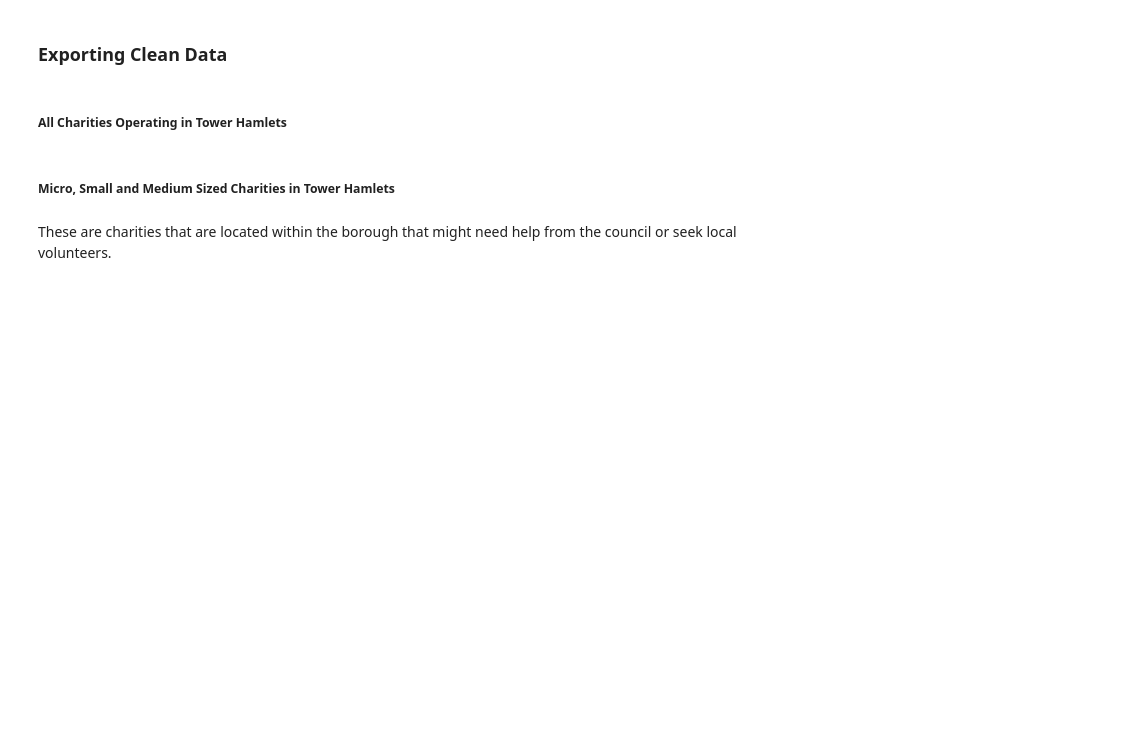
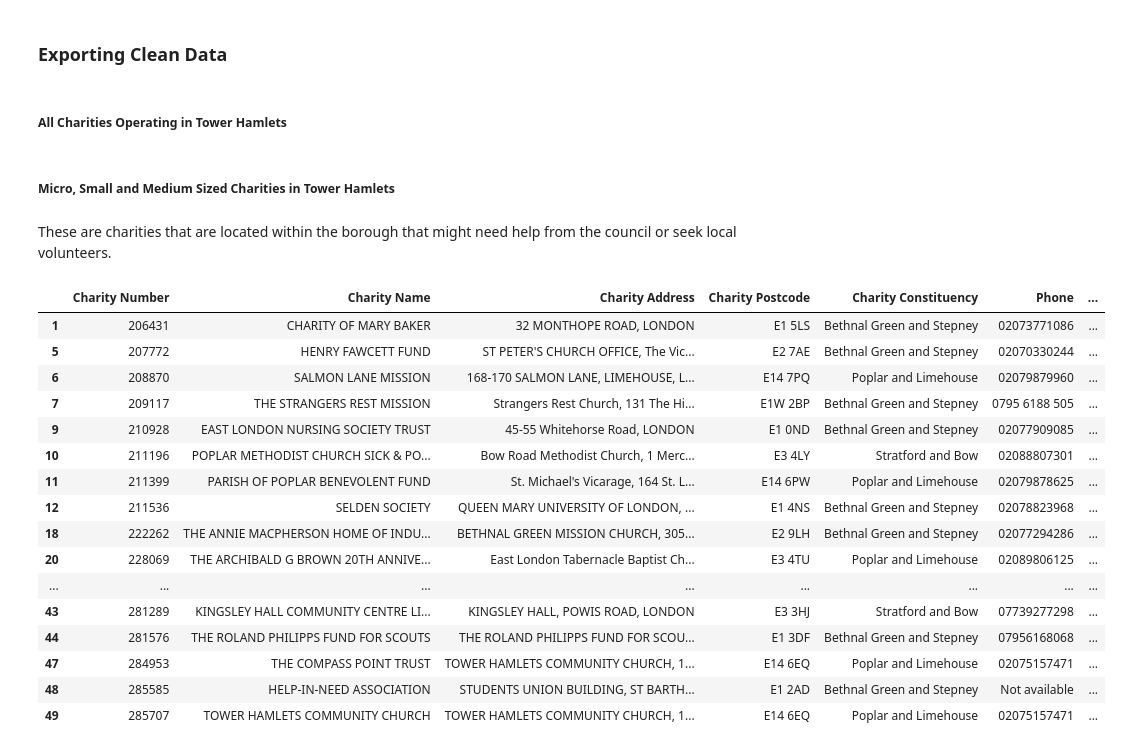
Before and after one commit to nk13-nu/charity_watch, a Jupyter notebook: notebooks/charity_data.ipynb, the cells around one changed output. Saved outputs shown, nothing was run; the diff lists cells and outputs as text; code cells hidden in the pictures; blank space fills up the shorter version.

```diff
--- a/notebooks/charity_data.ipynb
+++ b/notebooks/charity_data.ipynb
@@ -245,3 +245,23 @@ These are charities that are located within the borough that might need help fro
 th_micro_small_med_charities = df[(df['TH Postcode'] == True) & (df['Charity Size Band'].isin(['Micro', 'Small', 'Medium']))]
 # %%
 th_micro_small_med_charities.to_csv('../data/clean_data/micro_small_med_charities_TH.csv')
+# %%
+th_micro_small_med_charities.head(25)
+# %% [output]
+|  | Charity Number | Charity Name | Charity Address | Charity Postcode | Charity Constituency | Phone | ... |
+| 1 | 206431 | CHARITY OF MARY BAKER | 32 MONTHOPE ROAD, LONDON | E1 5LS | Bethnal Green and Stepney | 02073771086 | ... |
+| 5 | 207772 | HENRY FAWCETT FUND | ST PETER'S CHURCH OFFICE, The Vic... | E2 7AE | Bethnal Green and Stepney | 02070330244 | ... |
+| 6 | 208870 | SALMON LANE MISSION | 168-170 SALMON LANE, LIMEHOUSE, L... | E14 7PQ | Poplar and Limehouse | 02079879960 | ... |
+| 7 | 209117 | THE STRANGERS REST MISSION | Strangers Rest Church, 131 The Hi... | E1W 2BP | Bethnal Green and Stepney | 0795 6188 505 | ... |
+| 9 | 210928 | EAST LONDON NURSING SOCIETY TRUST | 45-55 Whitehorse Road, LONDON | E1 0ND | Bethnal Green and Stepney | 02077909085 | ... |
+| 10 | 211196 | POPLAR METHODIST CHURCH SICK & PO... | Bow Road Methodist Church, 1 Merc... | E3 4LY | Stratford and Bow | 02088807301 | ... |
+| 11 | 211399 | PARISH OF POPLAR BENEVOLENT FUND | St. Michael's Vicarage, 164 St. L... | E14 6PW | Poplar and Limehouse | 02079878625 | ... |
+| 12 | 211536 | SELDEN SOCIETY | QUEEN MARY UNIVERSITY OF LONDON, ... | E1 4NS | Bethnal Green and Stepney | 02078823968 | ... |
+| 18 | 222262 | THE ANNIE MACPHERSON HOME OF INDU... | BETHNAL GREEN MISSION CHURCH, 305... | E2 9LH | Bethnal Green and Stepney | 02077294286 | ... |
+| 20 | 228069 | THE ARCHIBALD G BROWN 20TH ANNIVE... | East London Tabernacle Baptist Ch... | E3 4TU | Poplar and Limehouse | 02089806125 | ... |
+| ... | ... | ... | ... | ... | ... | ... | ... |
+| 43 | 281289 | KINGSLEY HALL COMMUNITY CENTRE LI... | KINGSLEY HALL, POWIS ROAD, LONDON | E3 3HJ | Stratford and Bow | 07739277298 | ... |
+| 44 | 281576 | THE ROLAND PHILIPPS FUND FOR SCOUTS | THE ROLAND PHILIPPS FUND FOR SCOU... | E1 3DF | Bethnal Green and Stepney | 07956168068 | ... |
+| 47 | 284953 | THE COMPASS POINT TRUST | TOWER HAMLETS COMMUNITY CHURCH, 1... | E14 6EQ | Poplar and Limehouse | 02075157471 | ... |
+| 48 | 285585 | HELP-IN-NEED ASSOCIATION | STUDENTS UNION BUILDING, ST BARTH... | E1 2AD | Bethnal Green and Stepney | Not available | ... |
+| 49 | 285707 | TOWER HAMLETS COMMUNITY CHURCH | TOWER HAMLETS COMMUNITY CHURCH, 1... | E14 6EQ | Poplar and Limehouse | 02075157471 | ... |
```
Also changed, not shown: parts of 1 cell of this notebook, 3 other files.
